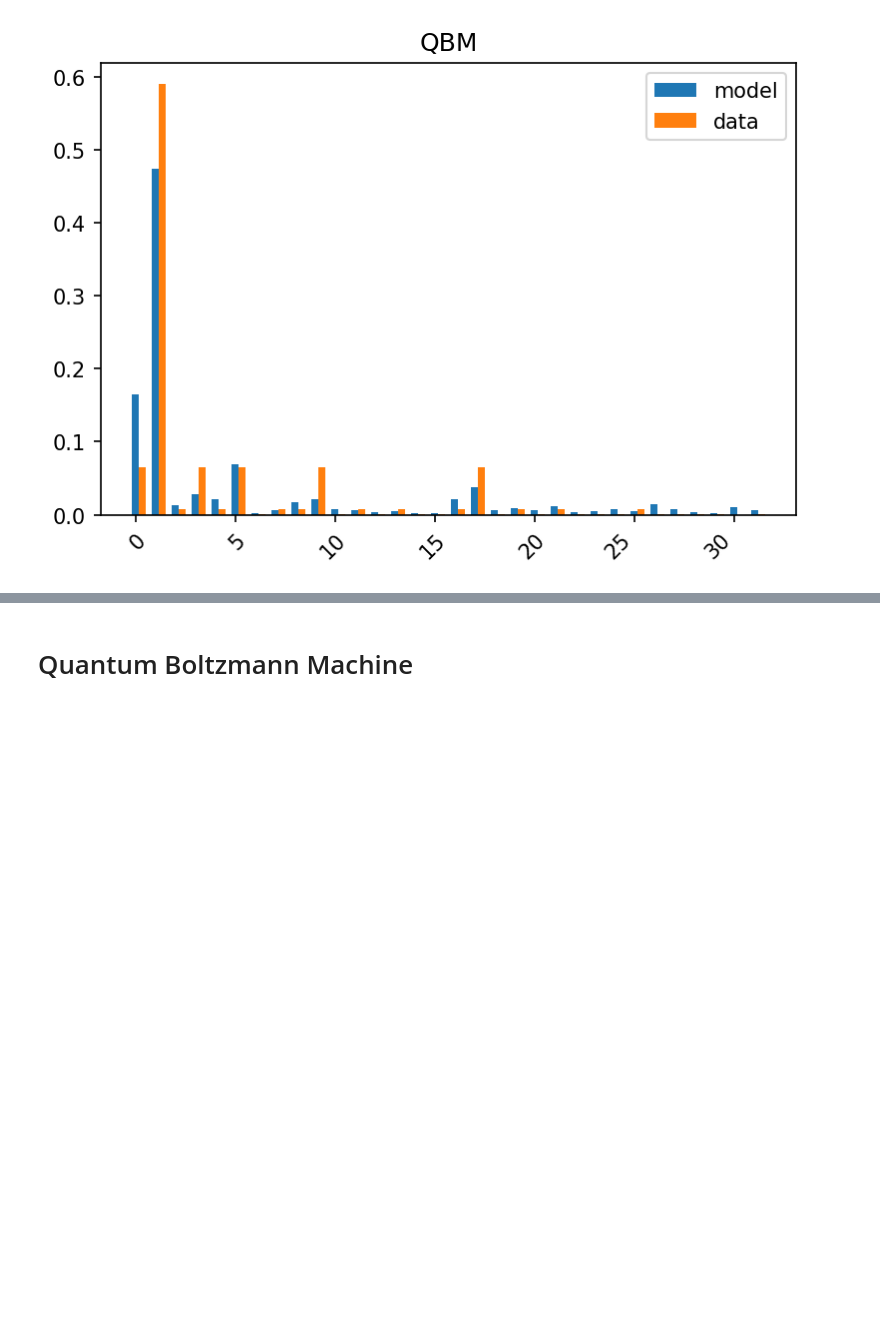
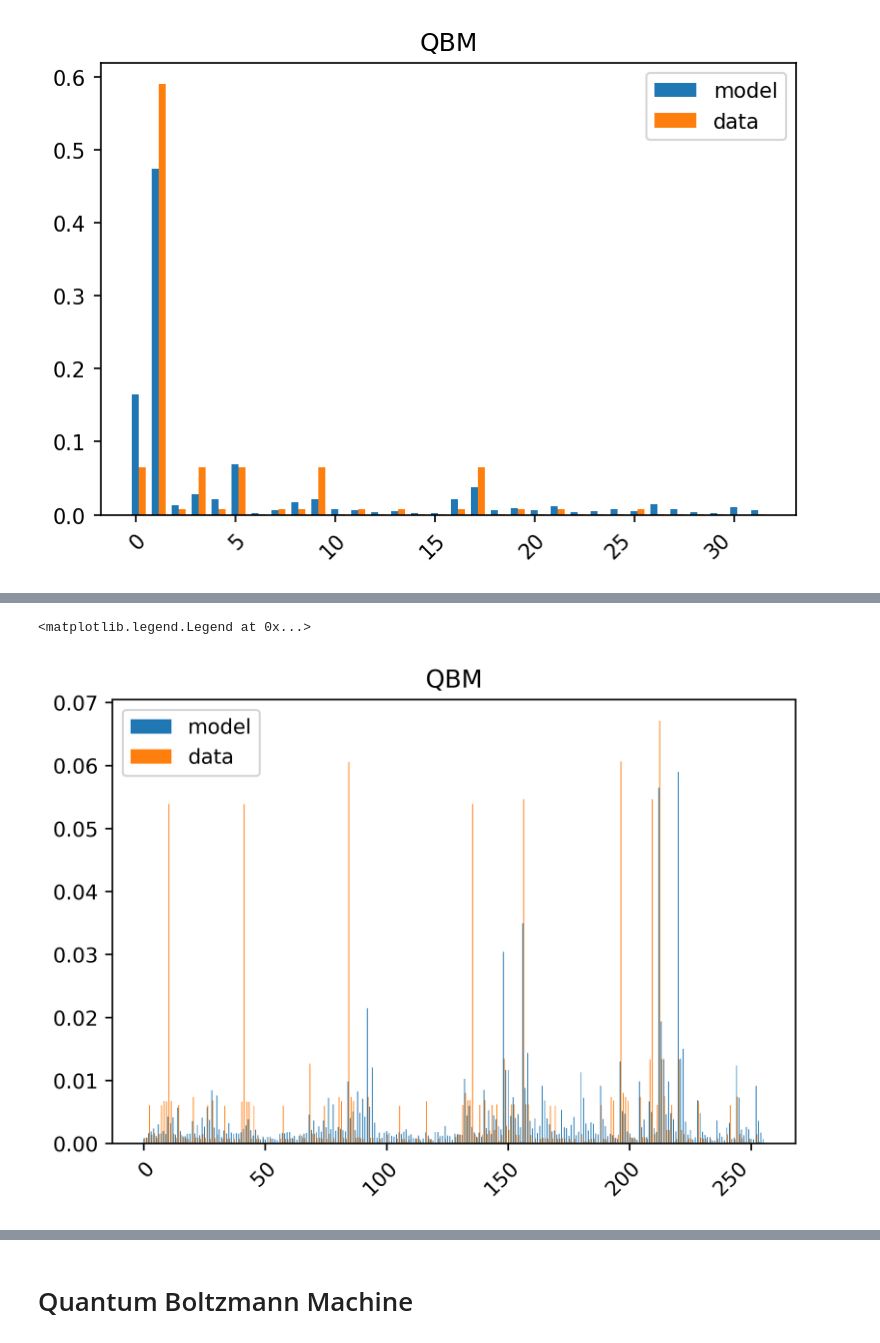
Before and after one commit to haoyudoingthings/QBM, a Jupyter notebook: Boltzmann-Machine.ipynb, the cells around one changed output, grey strips where cells are left out. Drawn from its saved outputs; the diff is of its cells as text; code cells hidden in the pictures; blank space fills up the shorter version.

```diff
--- a/Boltzmann-Machine.ipynb
+++ b/Boltzmann-Machine.ipynb
@@ -236,0 +239,9 @@ plt.legend()
+# %%
+N = 8
+modes = 8
+p = 0.9
+dataset_size = 1000
+seed = 0
+
+dataset2 = RandomVectorDataset(N, modes, p, dataset_size, seed)
+dataset2.centers
@@ -236,0 +257,3 @@ plt.legend()
+# %%
+qbm4 = QBM(8, 2, Gamma=0.3, rng_sd=None)
+qbm4.train(dataset2, lr=0.1, l1w=0.8, l2b=0.4, batches=100)
@@ -236,0 +274,20 @@ plt.legend()
+# %%
+qbm4.get_Z()
+histo_model = [qbm4.get_prob(s, use_stored_var=True) for s in range(2**qbm4.n_vis)]
+histo_data = [dataset2.get_prob(1 - 2 * np.array(list(f'{f"{s:b}":0>{qbm4.n_vis}}'), dtype=int)) for s in range(2**qbm4.n_vis)]
+# %%
+histo_cat = np.arange(2**qbm4.n_vis)
+# histo_model = [qbm4.get_prob(s, use_stored_var=True) for s in range(2**qbm4.n_vis)]
+# histo_data = [dataset2.get_prob(1 - 2 * np.array(list(f'{f"{s:b}":0>{qbm4.n_vis}}'), dtype=int)) for s in range(2**qbm4.n_vis)]
+
+bar_width = 0.35
+
+plt.figure(dpi=500)
+plt.title('QBM')
+plt.xticks(rotation=45, ha="right", rotation_mode="anchor")
+plt.bar(histo_cat, histo_model, label='model', width=bar_width)
+plt.bar(histo_cat + bar_width, histo_data, label='data', width=bar_width)
+plt.legend()
+# %% [output]
+<matplotlib.legend.Legend at 0x...>
+[figure, added]
```
Also changed, not shown: parts of 7 cells of this notebook, 1 other file.
